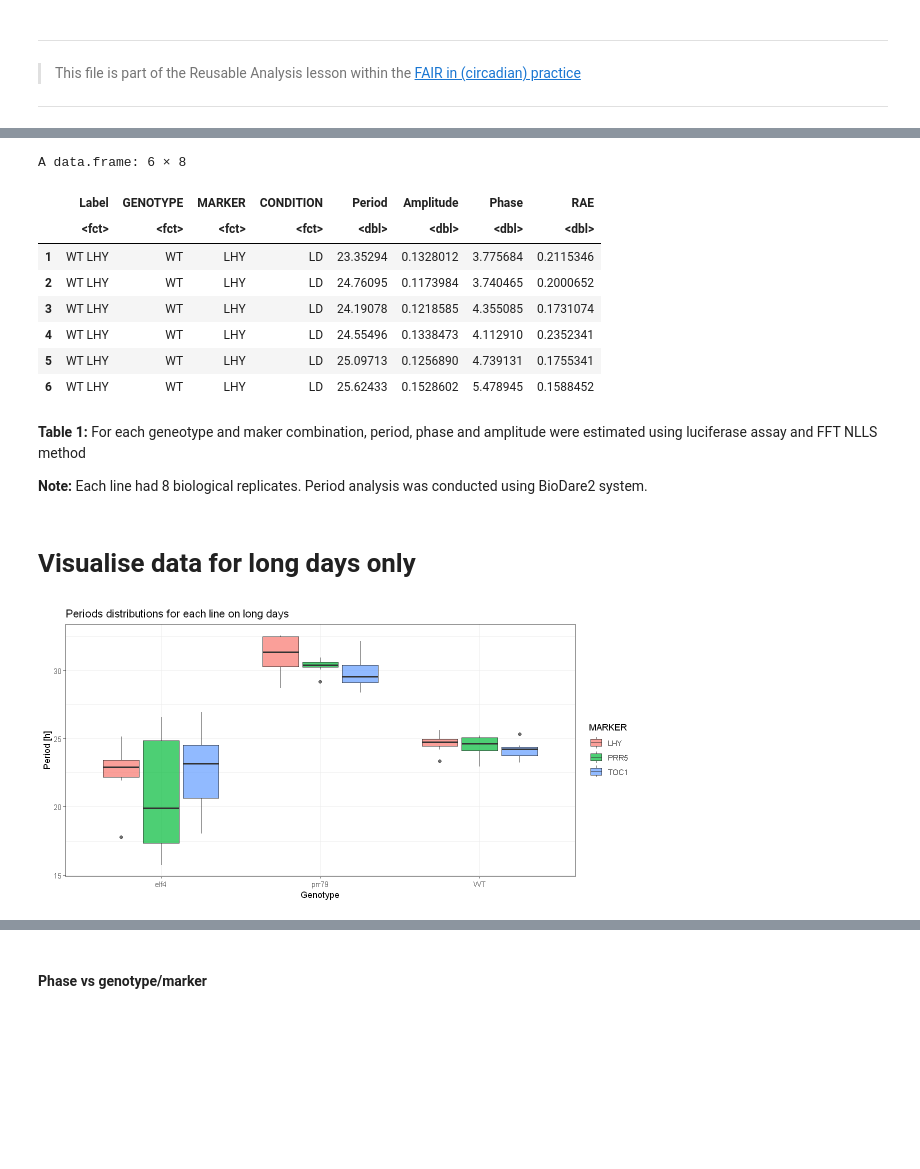
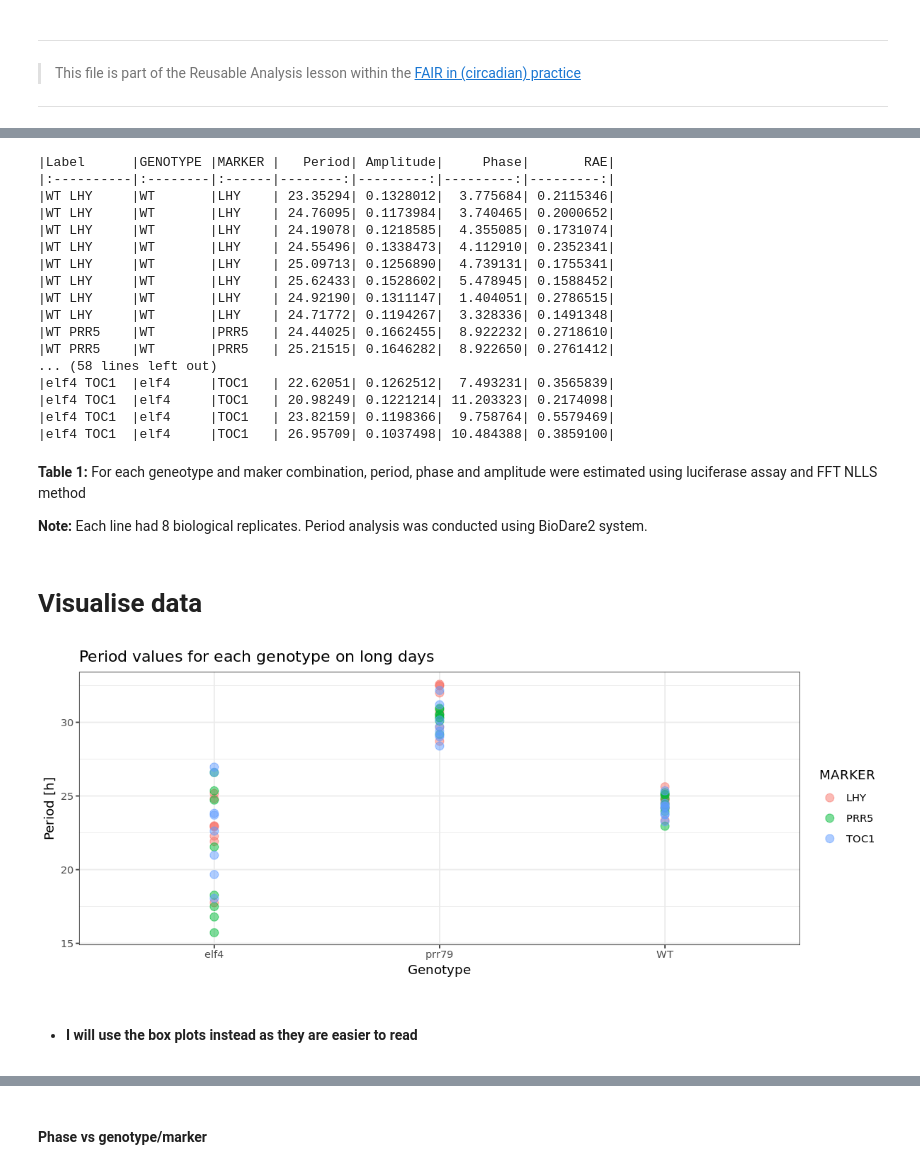
Before and after one commit to BioRDM/circadian-jupyter, a Jupyter notebook: demo-analysis.ipynb, the cells around one changed output, grey strips where cells are left out. Drawn from its saved outputs; the diff is of its cells as text; code cells hidden in the pictures; blank space fills up the shorter version.

Commit message:
recovirng demo notebook from the data preparation

```diff
--- a/demo-analysis.ipynb
+++ b/demo-analysis.ipynb
@@ -70,51 +59,75 @@ The following objects are masked from 'package:base':
 # read data: periods assesments for each line from a csv file
 # the read values are stored as a DataFrame, a tabular form of the data
 
-org_df <- read.delim(file = "light-conditions_ppa.csv", stringsAsFactors=TRUE, header = TRUE, sep = ",", dec = ".")
+df <- read.delim(file = "long_days_ppa.csv", stringsAsFactors=TRUE, header = TRUE, sep = ",", dec = ".")
 # %%
 # print the first few raw of the data frame
 # our data are stored in a "df" variable
 
-head(org_df)
+kable(df)
 # %% [output]
-A data.frame: 6 × 8
+|Label      |GENOTYPE |MARKER |   Period| Amplitude|     Phase|       RAE|
+|:----------|:--------|:------|--------:|---------:|---------:|---------:|
+|WT LHY     |WT       |LHY    | 23.35294| 0.1328012|  3.775684| 0.2115346|
+|WT LHY     |WT       |LHY    | 24.76095| 0.1173984|  3.740465| 0.2000652|
+|WT LHY     |WT       |LHY    | 24.19078| 0.1218585|  4.355085| 0.1731074|
+|WT LHY     |WT       |LHY    | 24.55496| 0.1338473|  4.112910| 0.2352341|
+|WT LHY     |WT       |LHY    | 25.09713| 0.1256890|  4.739131| 0.1755341|
+|WT LHY     |WT       |LHY    | 25.62433| 0.1528602|  5.478945| 0.1588452|
+|WT LHY     |WT       |LHY    | 24.92190| 0.1311147|  1.404051| 0.2786515|
+|WT LHY     |WT       |LHY    | 24.71772| 0.1194267|  3.328336| 0.1491348|
+|WT PRR5    |WT       |PRR5   | 24.44025| 0.1662455|  8.922232| 0.2718610|
+|WT PRR5    |WT       |PRR5   | 25.21515| 0.1646282|  8.922650| 0.2761412|
+... (58 lines left out)
+|elf4 TOC1  |elf4     |TOC1   | 22.62051| 0.1262512|  7.493231| 0.3565839|
+|elf4 TOC1  |elf4     |TOC1   | 20.98249| 0.1221214| 11.203323| 0.2174098|
+|elf4 TOC1  |elf4     |TOC1   | 23.82159| 0.1198366|  9.758764| 0.5579469|
+|elf4 TOC1  |elf4     |TOC1   | 26.95709| 0.1037498| 10.484388| 0.3859100|
-|  | Label | GENOTYPE | MARKER | CONDITION | Period | Amplitude | Phase | RAE |
-|  | <fct> | <fct> | <fct> | <fct> | <dbl> | <dbl> | <dbl> | <dbl> |
-| 1 | WT LHY | WT | LHY | LD | 23.35294 | 0.1328012 | 3.775684 | 0.2115346 |
-| 2 | WT LHY | WT | LHY | LD | 24.76095 | 0.1173984 | 3.740465 | 0.2000652 |
-| 3 | WT LHY | WT | LHY | LD | 24.19078 | 0.1218585 | 4.355085 | 0.1731074 |
-| 4 | WT LHY | WT | LHY | LD | 24.55496 | 0.1338473 | 4.112910 | 0.2352341 |
-| 5 | WT LHY | WT | LHY | LD | 25.09713 | 0.1256890 | 4.739131 | 0.1755341 |
-| 6 | WT LHY | WT | LHY | LD | 25.62433 | 0.1528602 | 5.478945 | 0.1588452 |
 # %% [markdown]
 **Table 1:** For each geneotype and maker combination, period, phase and amplitude were estimated using luciferase assay and FFT NLLS method
 
 **Note:**
 Each line had 8 biological replicates. Period analysis was conducted using BioDare2 system.
 # %% [markdown]
-# Visualise data for long days only
+# Visualise data
-# %%
-# filter data so only long days measurements are read
-df <- org_df %>% filter(CONDITION == "LD")
+# %%
+# Plot period values for each line tested
+
+# change size of plot so it fits the screen before plotting
+options(repr.plot.width = 10, repr.plot.height = 4)
+
+# ggplot creates plot, first parameter is the underlying data == df
+# then we say what should be used as x, y values and how to color the plots
+# we color by Label, so each line will have distinct color
+# Pay attention to '+' after each command, this is how different parts of plot are assembled togheter
+
+ggplot(df, mapping = aes(x = GENOTYPE, y = Period, fill = MARKER, color = MARKER)) +
+    # creates scatter plot, alternative could be geom_boxplot to make box and whisker plots
+    geom_point(size=3, alpha=0.5) +
+    # describe the plots, with title and scale labels
+    labs(title = "Period values for each genotype on long days",
+        x = "Genotype",
+        y = "Period [h]") +
+    theme_bw()
+# %% [output]
+[figure, added]
+# %% [markdown]
+* #### I will use the box plots instead as they are easier to read
 # %%
 # Plot period distributions for each genotype
 
-
-# change size of plot so it fits the screen before plotting
-options(repr.plot.width = 10, repr.plot.height = 5)
 # ggplot creates plot, first parameter is the underlying data == df
 # then we say what should be used as x, y values and how to color the plots
 # we color by Label, so each line will have distinct color
 # Pay attention to '+' after each command, this is how different parts of plot are assembled togheter
 
-ggplot(df, mapping = aes(GENOTYPE, y = Period, fill = MARKER)) +
+ggplot(df, mapping = aes(GENOTYPE, y = Period, fill = GENOTYPE)) +
     # creates box plot
     geom_boxplot(alpha=0.7) +
     # describe the plots, with title and scale labels
-    labs(title = "Periods distributions for each line on long days",
+    labs(title = "Periods distributions for each genotype on long days",
         x = "Genotype",
         y = "Period [h]") +
     # setting colors manually
+    scale_fill_manual(values=c("#56B4E9", "dodgerblue", "#98e4fe")) +
     theme_bw()
-# %% [output]
-[figure, removed]
```
Also changed, not shown: parts of 32 cells of this notebook, 1 other file.
